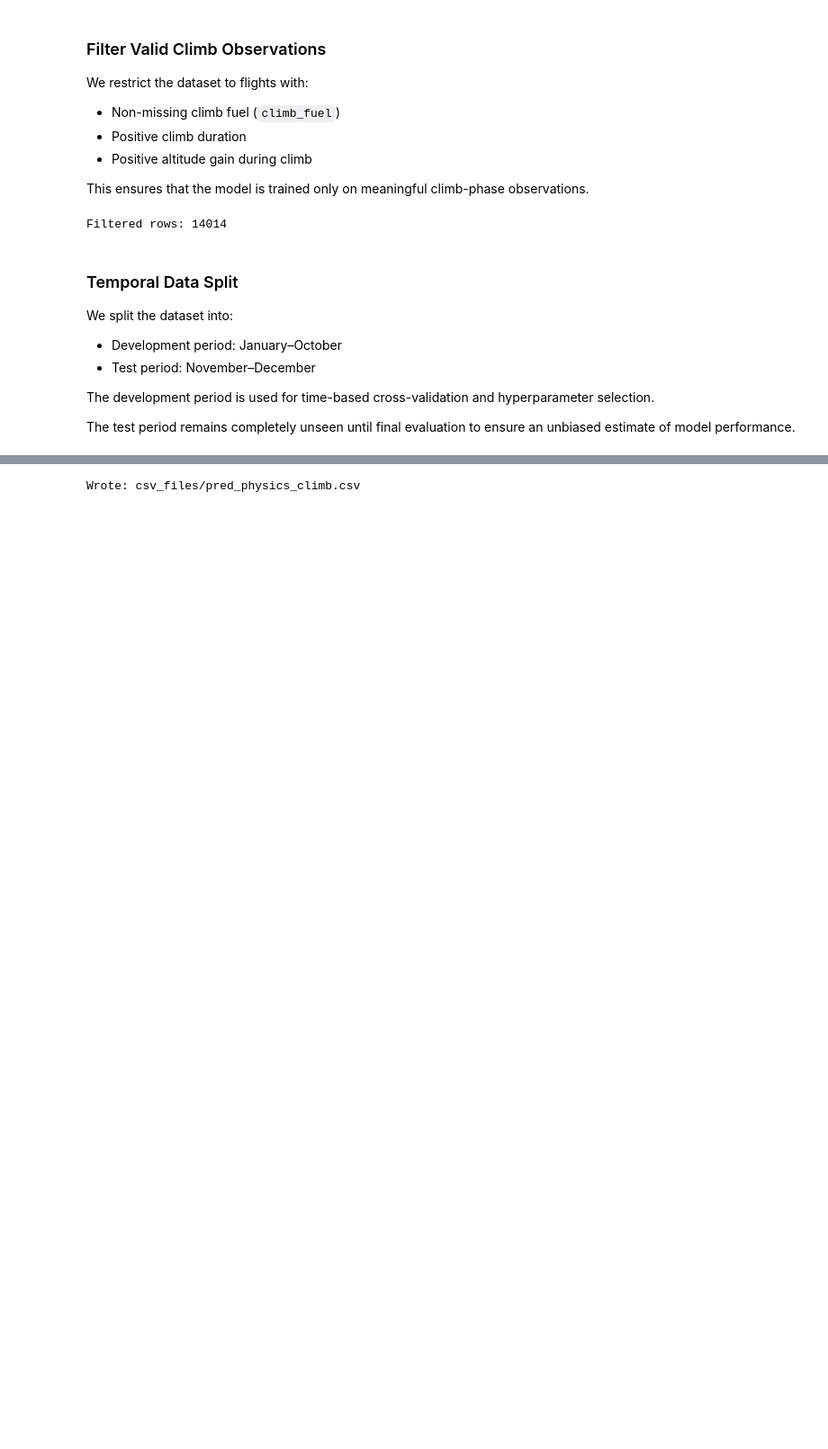
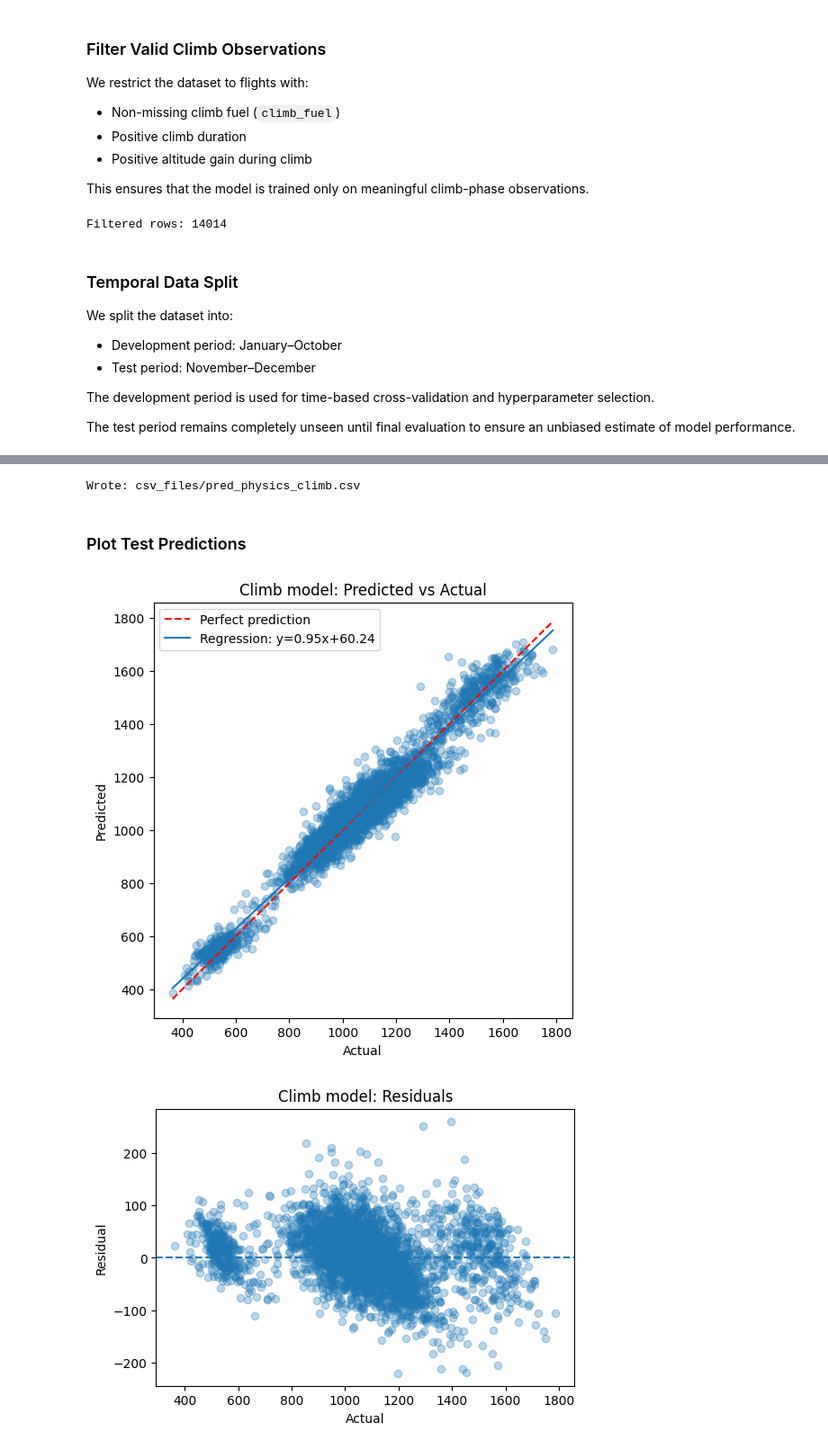
Before and after one commit to emmabergsmo/master-fuel-conumption-estimation-xgboost, a Jupyter notebook: notebooks/xg_boost_physics_weather_time/xg_boost_physics_weather_climb.ipynb, the cells around one changed output, grey strips where cells are left out. Shown at 90% size. Cells and saved outputs as stored; diff of their text form; code cells hidden in the pictures; blank space fills up the shorter version.

```diff
--- a/notebooks/xg_boost_physics_weather_time/xg_boost_physics_weather_climb.ipynb
+++ b/notebooks/xg_boost_physics_weather_time/xg_boost_physics_weather_climb.ipynb
@@ -36,6 +37,7 @@ energy and flight profile.
 # %%
-DB_PATH = "../opensky.sqlite"
-FEATURE_TABLE = "flight_phase_features_physics_weather"
+DB_PATH = "../../opensky.sqlite"
+FEATURE_TABLE = "config3"
+
 
 YEAR = 2022
 
@@ -53,14 +55,11 @@ FEATURES = [
     "gradient_climb",
     "turn_rate_degps_climb",
     #"dyn_press_climb",
-    #"drag_work_climb"
-
+    #"drag_work_climb",
 
     # time features
     "dep_hour_sin", "dep_hour_cos",
     "dep_dow_sin", "dep_dow_cos",
     "dep_month_sin", "dep_month_cos"
-
-
 ]
 # %% [markdown]
@@ -111,8 +122,8 @@ conn.close()
 
 df = add_datetime_from_flight_id(df, YEAR)
 df = df[df["flight_dt"].notna()].copy()
+df["month"] = df["flight_dt"].dt.month
 
 print("Rows total:", len(df))
-df.head(3)
 # %% [output]
 Rows total: 14015
@@ -368,20 +378,35 @@ The output file contains:
-# %%
-from pathlib import Path
-
-csv_folder = Path("csv_files")
-csv_folder.mkdir(parents=True, exist_ok=True)
-
-file_path = csv_folder / "pred_physics_climb.csv"
-
-X_te = make_X(test)
-pred_test = final_model.predict(X_te)
-
-pred_df = pd.DataFrame({
-    "flight_id": test["flight_id"].values,
-    "pred_physics_climb": pred_test
-})
-
-pred_df.to_csv(file_path, index=False)
-print("Wrote:", file_path)
-# %% [output]
-Wrote: csv_files/pred_physics_climb.csv
+# %%
+from pathlib import Path
+
+csv_folder = Path("csv_files")
+csv_folder.mkdir(parents=True, exist_ok=True)
+
+file_path = csv_folder / "pred_physics_weather_climb.csv"
+
+PHASE = "climb"
+true_col = f"true_physics_weather_{PHASE}"
+pred_col = f"pred_physics_weather_{PHASE}"
+
+export_df = test_all[["flight_id", TARGET]].copy()
+export_df[true_col] = export_df[TARGET].fillna(0.0)
+export_df[pred_col] = 0.0
+
+valid_phase = (
+    test_all[TARGET].notna()
+    & np.isfinite(test_all[TARGET])
+    & (test_all[TARGET] > 0.0)
+    & (test_all["time_s_climb"].fillna(0.0) > 0.0)
+    & (test_all["alt_gain_m_climb"].fillna(0.0) > 0.0)
+)
+
+if valid_phase.any():
+    export_df.loc[valid_phase, pred_col] = final_model.predict(make_X(test_all.loc[valid_phase]))
+
+pred_df = export_df[["flight_id", true_col, pred_col]]
+
+pred_df.to_csv(file_path, index=False)
+print("Wrote:", file_path)
+# %% [output]
+Wrote: csv_files/pred_physics_climb.csv
+# %% [markdown]
+### Plot Test Predictions
@@ -387,0 +462,11 @@ Wrote: csv_files/pred_physics_climb.csv
+# %%
+run_regression_report(
+    model=final_model,
+    X_test=X_test,
+    y_test=y_test,
+    y_pred=pred_test,
+    model_name="Climb model"
+)
+# %% [output]
+[figure, added]
+[figure, added]
```
Also changed, not shown: parts of 24 cells of this notebook, 9 other files.
